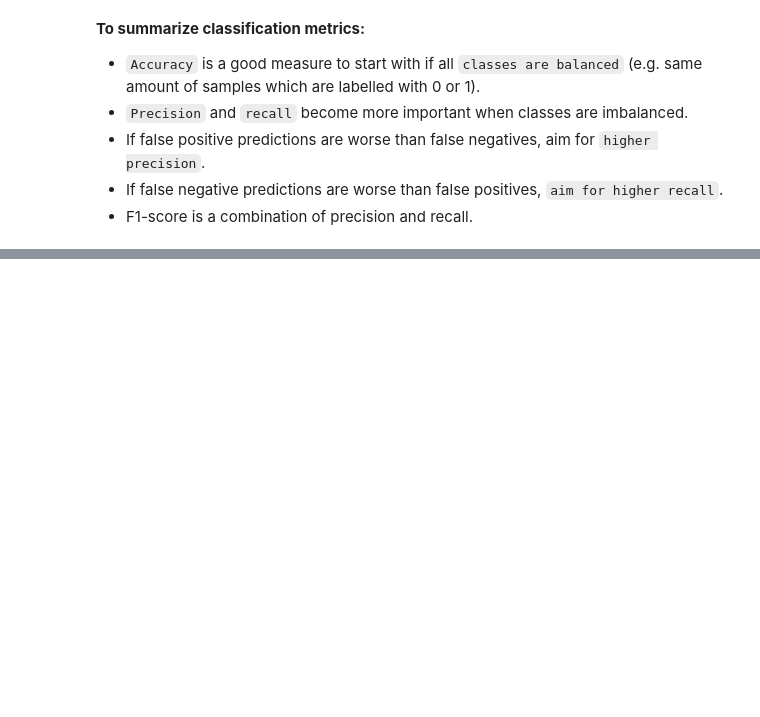
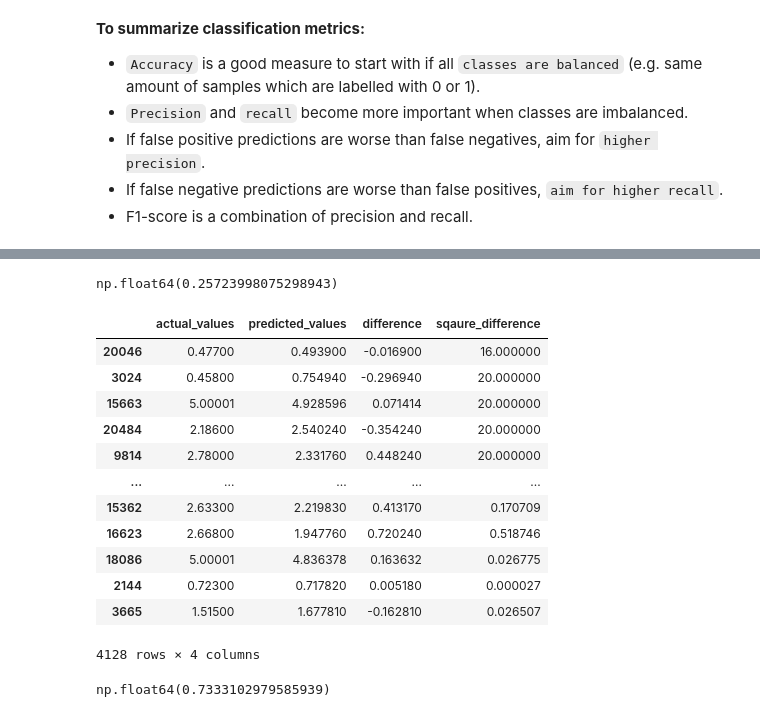
Before and after one commit to Eakempreet/Learning-ML, a Jupyter notebook: Scikit-Learn/scikit-learn-basic(1).ipynb, the cells around one changed output, grey strips where cells are left out. Saved outputs shown, nothing was run; the diff lists cells and outputs as text; code cells hidden in the pictures; blank space fills up the shorter version.

Commit message:
Learn about R^2, MAE, and MSE metrics

```diff
--- a/Scikit-Learn/scikit-learn-basic(1).ipynb
+++ b/Scikit-Learn/scikit-learn-basic(1).ipynb
@@ -3847,0 +4133,7 @@ If one class has recall = 0.00, your model is dangerous.
+# %%
+from sklearn.metrics import mean_absolute_error
+
+y_preds = model.predict(X_test)
+mae = mean_absolute_error(y_true=y_test,
+                    y_pred=y_preds)
+mae
@@ -3847,0 +4159,5 @@ If one class has recall = 0.00, your model is dangerous.
+# %%
+df = pd.DataFrame(data={"actual_values" : y_test,
+                        "predicted_values" : y_preds})
+df["difference"] = df["actual_values"] - df["predicted_values"]
+df.head(10)
@@ -3847,0 +4301,3 @@ If one class has recall = 0.00, your model is dangerous.
+# %%
+df["sqaure_difference"] = np.square(df["difference"])
+df.head()
@@ -3847,0 +4317,3 @@ If one class has recall = 0.00, your model is dangerous.
+# %%
+df_large_err = df.copy()
+df_large_err.iloc[0, df.columns.get_loc("sqaure_difference")] = 16 # increase "squared_differences" for 1 sample
@@ -3847,0 +4329,28 @@ If one class has recall = 0.00, your model is dangerous.
+# %%
+# Calculate MSE with large error
+df_large_err["sqaure_difference"].mean()
+# %% [output]
+np.float64(0.25723998075298943)
+# %%
+# Artificially increase error in "sqaure_difference" column for ~100 samples
+df_large_err.iloc[1:100, 3] = 20
+df_large_err
+# %% [output]
+|  | actual_values | predicted_values | difference | sqaure_difference |
+| 20046 | 0.47700 | 0.493900 | -0.016900 | 16.000000 |
+| 3024 | 0.45800 | 0.754940 | -0.296940 | 20.000000 |
+| 15663 | 5.00001 | 4.928596 | 0.071414 | 20.000000 |
+| 20484 | 2.18600 | 2.540240 | -0.354240 | 20.000000 |
+| 9814 | 2.78000 | 2.331760 | 0.448240 | 20.000000 |
+| ... | ... | ... | ... | ... |
+| 15362 | 2.63300 | 2.219830 | 0.413170 | 0.170709 |
+| 16623 | 2.66800 | 1.947760 | 0.720240 | 0.518746 |
+| 18086 | 5.00001 | 4.836378 | 0.163632 | 0.026775 |
+| 2144 | 0.72300 | 0.717820 | 0.005180 | 0.000027 |
+| 3665 | 1.51500 | 1.677810 | -0.162810 | 0.026507 |
+4128 rows × 4 columns
+# %%
+# Calculate MSE with large error(s)
+df_large_err["sqaure_difference"].mean()
+# %% [output]
+np.float64(0.7333102979585939)
```
Also changed, not shown: parts of 36 cells of this notebook.
